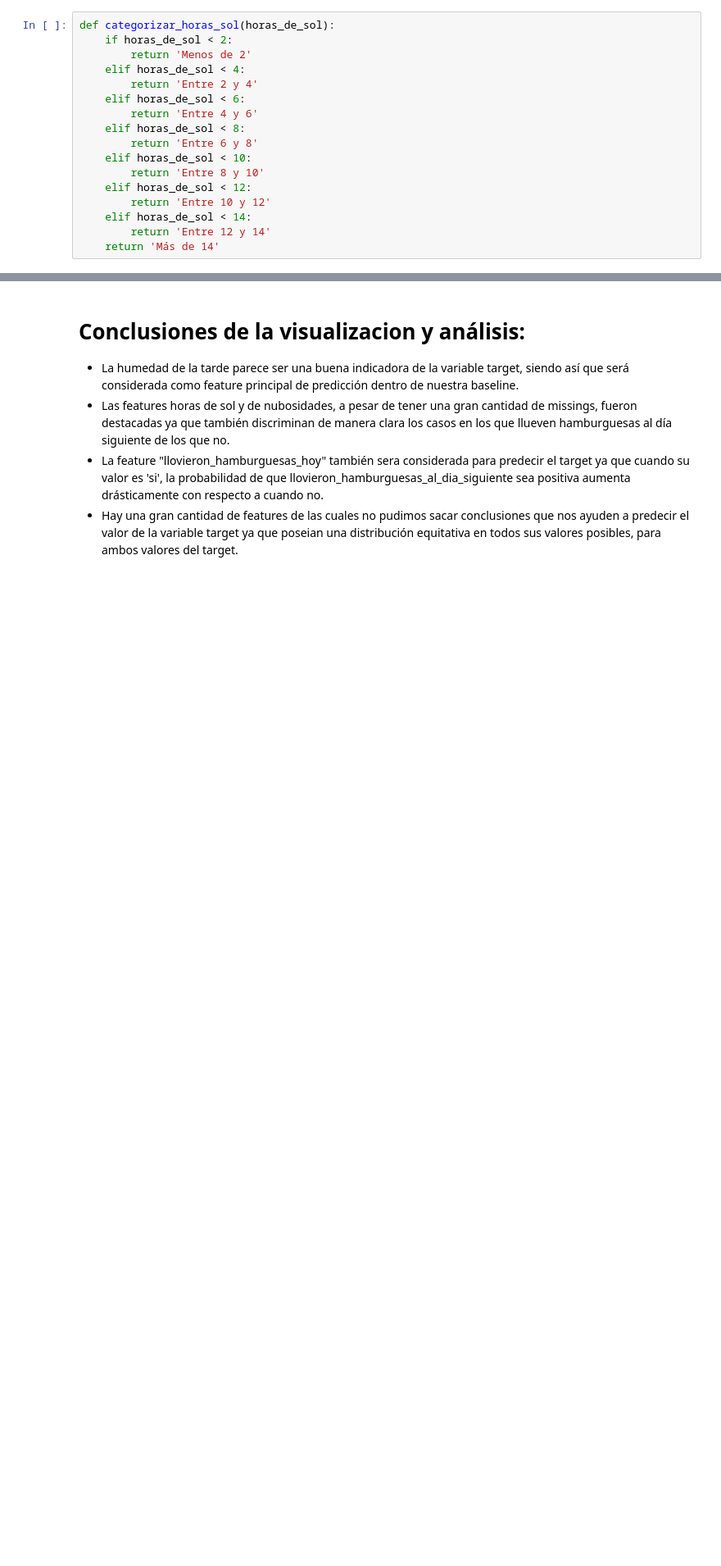
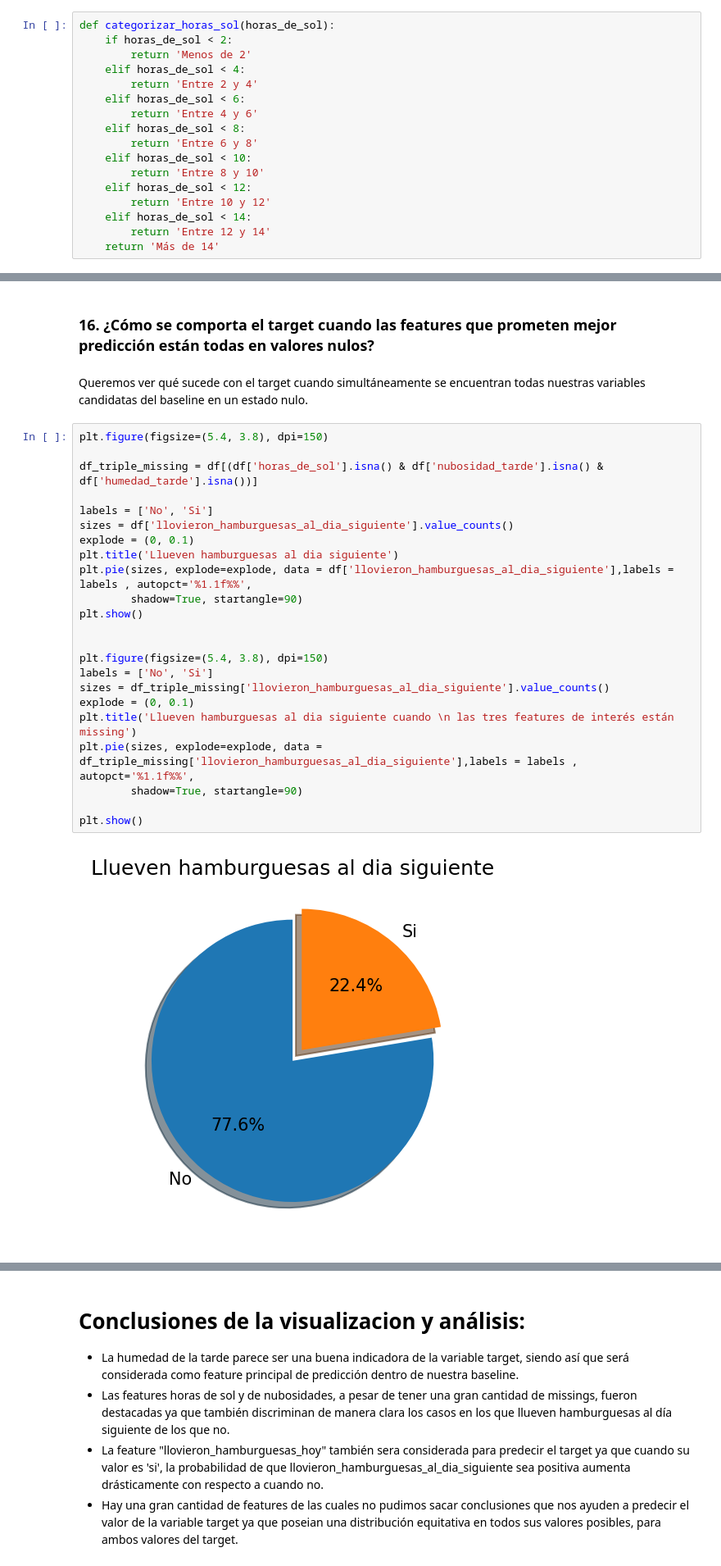
Before and after one commit to juan-roussilian/7506-Organizacion-de-Datos, a Jupyter notebook: tp1_pt1.ipynb, the cells around one changed output, grey strips where cells are left out. Shown at 82% size. Cells and saved outputs as stored; diff of their text form; blank space fills up the shorter version.

Commit message:
Agrego análisis del comportamiento del target cuando las features predictoras están en null

```diff
--- a/tp1_pt1.ipynb
+++ b/tp1_pt1.ipynb
@@ -885,0 +889,29 @@ plt.show()
+# %% [markdown]
+### 16. ¿Cómo se comporta el target cuando las features que prometen mejor predicción están todas en valores nulos?
+# %% [markdown]
+Queremos ver qué sucede con el target cuando simultáneamente se encuentran todas nuestras variables candidatas del baseline en un estado nulo.
+# %%
+plt.figure(figsize=(5.4, 3.8), dpi=150)
+
+df_triple_missing = df[(df['horas_de_sol'].isna() & df['nubosidad_tarde'].isna() & df['humedad_tarde'].isna())]
+
+labels = ['No', 'Si']
+sizes = df['llovieron_hamburguesas_al_dia_siguiente'].value_counts()
+explode = (0, 0.1)
+plt.title('Llueven hamburguesas al dia siguiente')
+plt.pie(sizes, explode=explode, data = df['llovieron_hamburguesas_al_dia_siguiente'],labels = labels , autopct='%1.1f%%',
+        shadow=True, startangle=90)
+plt.show()
+
+
+plt.figure(figsize=(5.4, 3.8), dpi=150)
+labels = ['No', 'Si']
+sizes = df_triple_missing['llovieron_hamburguesas_al_dia_siguiente'].value_counts()
+explode = (0, 0.1)
+plt.title('Llueven hamburguesas al dia siguiente cuando \n las tres features de interés están missing')
+plt.pie(sizes, explode=explode, data = df_triple_missing['llovieron_hamburguesas_al_dia_siguiente'],labels = labels , autopct='%1.1f%%',
+        shadow=True, startangle=90)
+
+plt.show()
+# %% [output]
+[figure, added]
```
Also changed, not shown: parts of 38 cells of this notebook.
